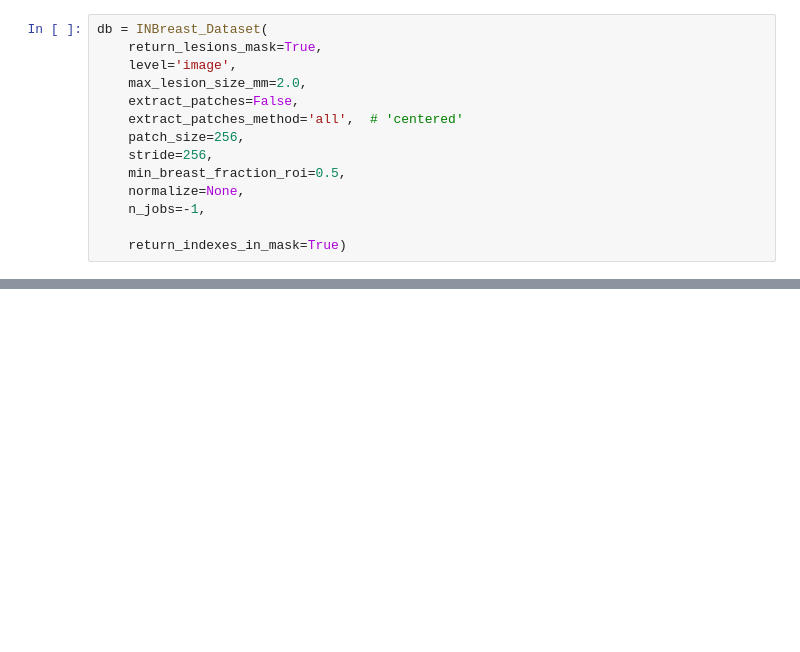
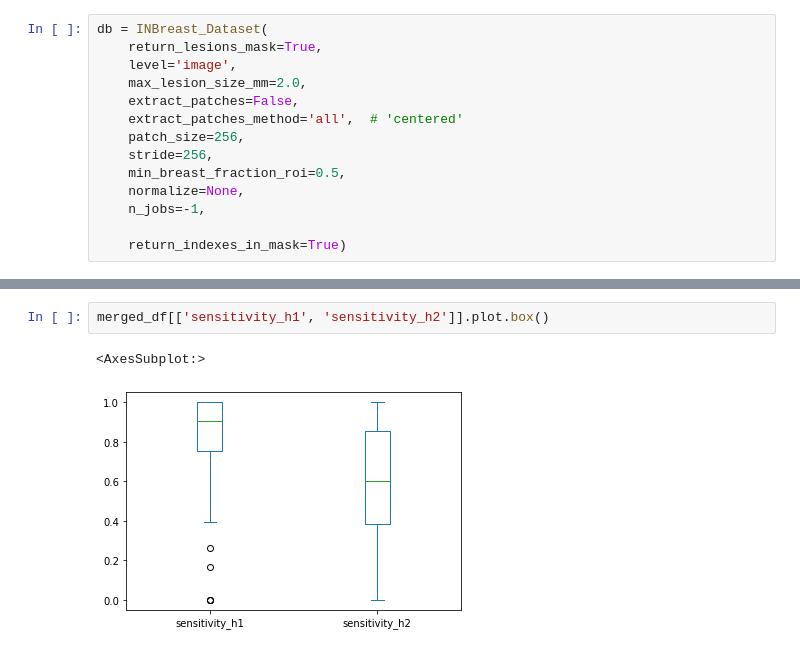
Before and after one commit to joaco18/calc-det, a Jupyter notebook: notebooks/Hough_mC_Detection_TEST.ipynb, the cells around one changed output, grey strips where cells are left out. Drawn from its saved outputs; the diff is of its cells as text; blank space fills up the shorter version.

```diff
--- a/notebooks/Hough_mC_Detection_TEST.ipynb
+++ b/notebooks/Hough_mC_Detection_TEST.ipynb
@@ -108,3 +96,8 @@ merged_df[['sensitivity_h1', 'sensitivity_h2']].plot.box()
+# %%
+merged_df[['sensitivity_h1', 'sensitivity_h2']].plot.box()
+# %% [output]
+<AxesSubplot:>
+[figure, added]
 # %%
 plt.scatter(h1_res_df.FP.values, h1_res_df.sensitivity.values)
 # %% [output]
```
Also changed, not shown: parts of 17 cells of this notebook, 4 other files.
